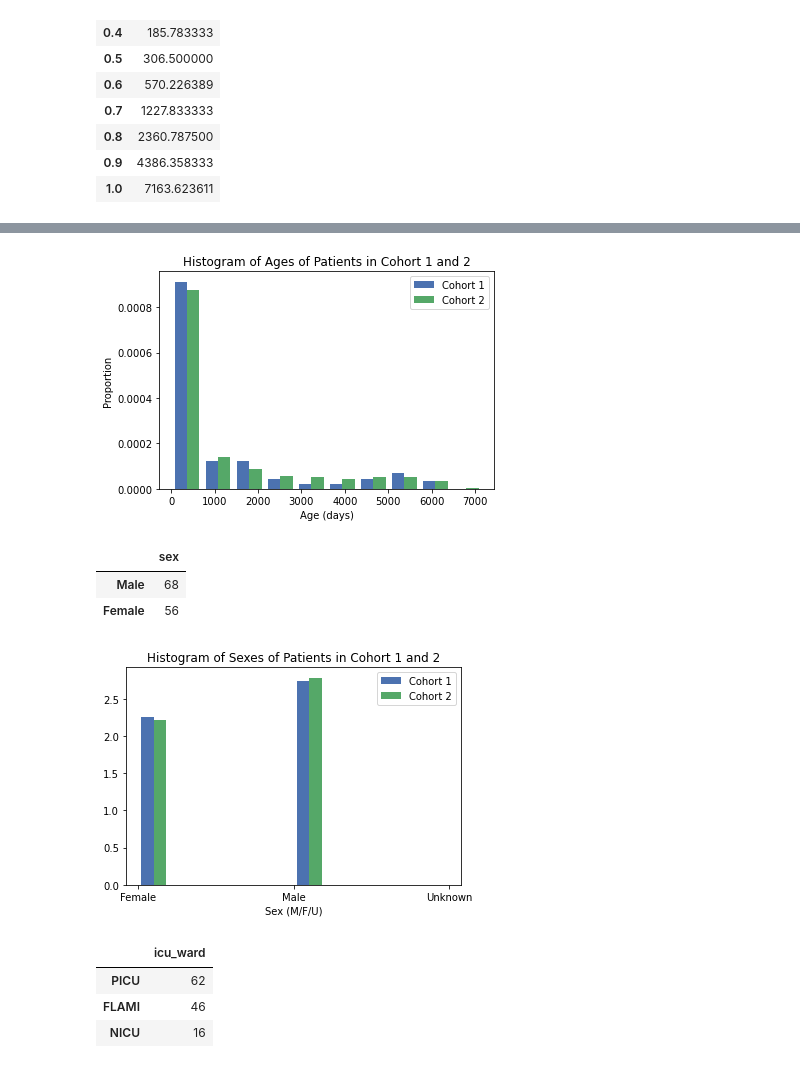
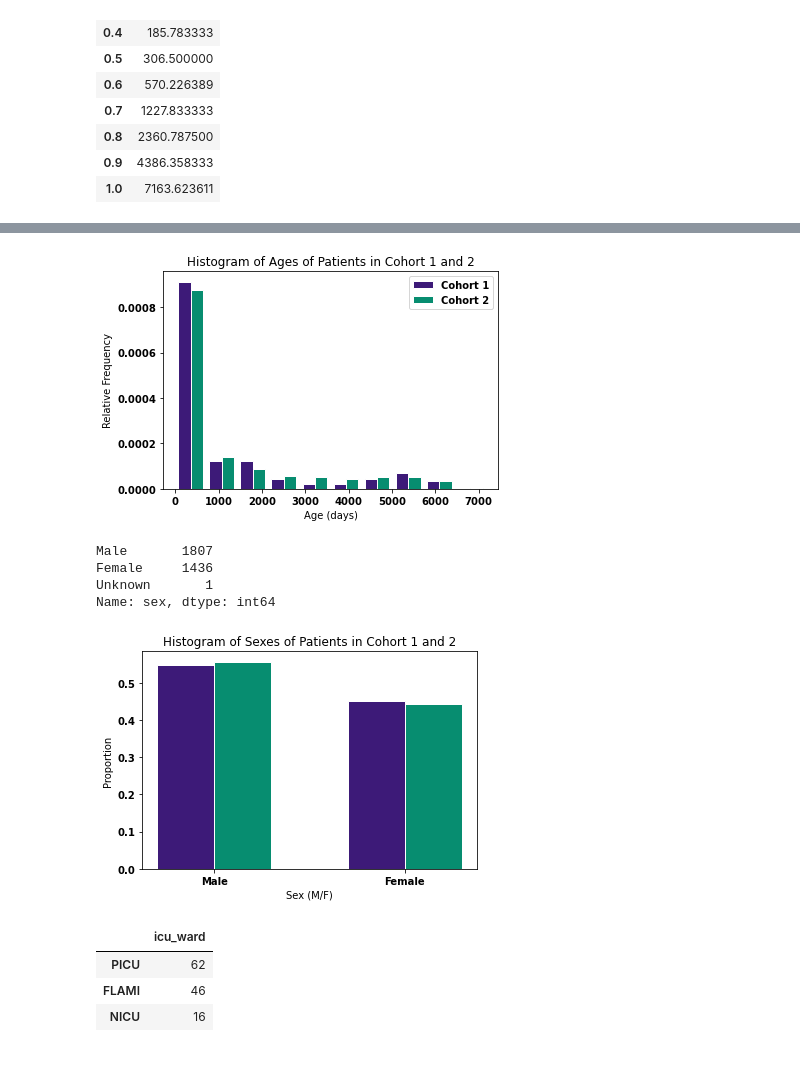
Before and after one commit to l-khali/In2Research, a Jupyter notebook: summary_statistics.ipynb, the cells around one changed output, grey strips where cells are left out. Saved outputs shown, nothing was run; the diff lists cells and outputs as text; code cells hidden in the pictures.

```diff
--- a/summary_statistics.ipynb
+++ b/summary_statistics.ipynb
@@ -353,39 +356,62 @@ pd.DataFrame(cohort_2_age)
 # %%
-plt.style.use('seaborn-deep')
+# plt.style.use('seaborn-deep')
+rc('font', weight='bold')
 
 x = cohort_1_details['age (days)']
 y = cohort_2_details['age (days)']
 
-plt.hist([x, y], label=['Cohort 1', 'Cohort 2'], density=True)
+r = [0,1,2,3,4,5,6,7,8,9]
+
+plt.hist([x, y], label=['Cohort 1', 'Cohort 2'], density=True, color=['#3d1a78','#078d70'], edgecolor='white', weights=[np.ones_like(x) / len(x),np.ones_like(y) / len(y)])
 plt.legend(loc='upper right')
 plt.xlabel("Age (days)")
-plt.ylabel("Proportion")
+plt.ylabel("Relative Frequency")
 plt.title("Histogram of Ages of Patients in Cohort 1 and 2")
 plt.show()
 # %% [output]
-[figure, old version]
+[figure, new version]
 # %%
 cohort_1_sex = pd.DataFrame(cohort_1_details['sex'].value_counts())
-cohort_1_sex
+cohort_2_details['sex'].value_counts()
 # %% [output]
-|  | sex |
-| Male | 68 |
-| Female | 56 |
+Male       1807
+Female     1436
+Unknown       1
+Name: sex, dtype: int64
 # %%
-plt.style.use('seaborn-deep')
 
-x = cohort_1_details['sex']
-y = cohort_2_details['sex']
+# x = cohort_1_details['sex']
+# y = cohort_2_details['sex']
+
+x = (68/len(cohort_1_details['sex']), 56/len(cohort_1_details['sex']))
+y = (1807/len(cohort_2_details['sex']), 1436/len(cohort_2_details['sex']))
+
+r = [0,1]
+
+barWidth = 0.3
+
+plt.bar(r, x, barWidth, label='Cohort 1', color='#3d1a78', edgecolor='white')
+plt.bar([0.3, 1.3], y, barWidth, label='Cohort 2', color='#078d70', edgecolor='white')
+
+
+# plt.hist([x, y], label=['Cohort 1', 'Cohort 2'], density=True, color=['#3d1a78','#078d70'], edgecolor='white', weights=[np.ones_like(x) / len(x),np.ones_like(y) / len(y)], width=barWidth)
+# plt.legend(loc='upper right')
+plt.xlabel("Sex (M/F)")
+plt.ylabel("Proportion")
+plt.title("Histogram of Sexes of Patients in Cohort 1 and 2")
+plt.xticks([0.15,1.15], ('Male', 'Female'))
+plt.show()
+
 
 # plt.figure(figsize=(1,7))
-plt.hist([x, y], label=['Cohort 1', 'Cohort 2'], density=True)
-plt.legend(loc='upper right')
-plt.xlabel("Sex (M/F/U)")
-# plt.ylabel("Proportion")
-plt.title("Histogram of Sexes of Patients in Cohort 1 and 2")
-plt.show()
+# plt.hist([x, y], label=['Cohort 1', 'Cohort 2'], density=True)
+# plt.legend(loc='upper right')
+# plt.xlabel("Sex (M/F/U)")
+# # plt.ylabel("Proportion")
+# plt.title("Histogram of Sexes of Patients in Cohort 1 and 2")
+# plt.show()
 # %% [output]
-[figure, old version]
+[figure, new version]
 # %%
 cohort_1_monitor = pd.DataFrame(cohort_1_details['icu_ward'].value_counts())
 cohort_1_monitor
```
Also changed, not shown: parts of 15 cells of this notebook, 24 other files.
